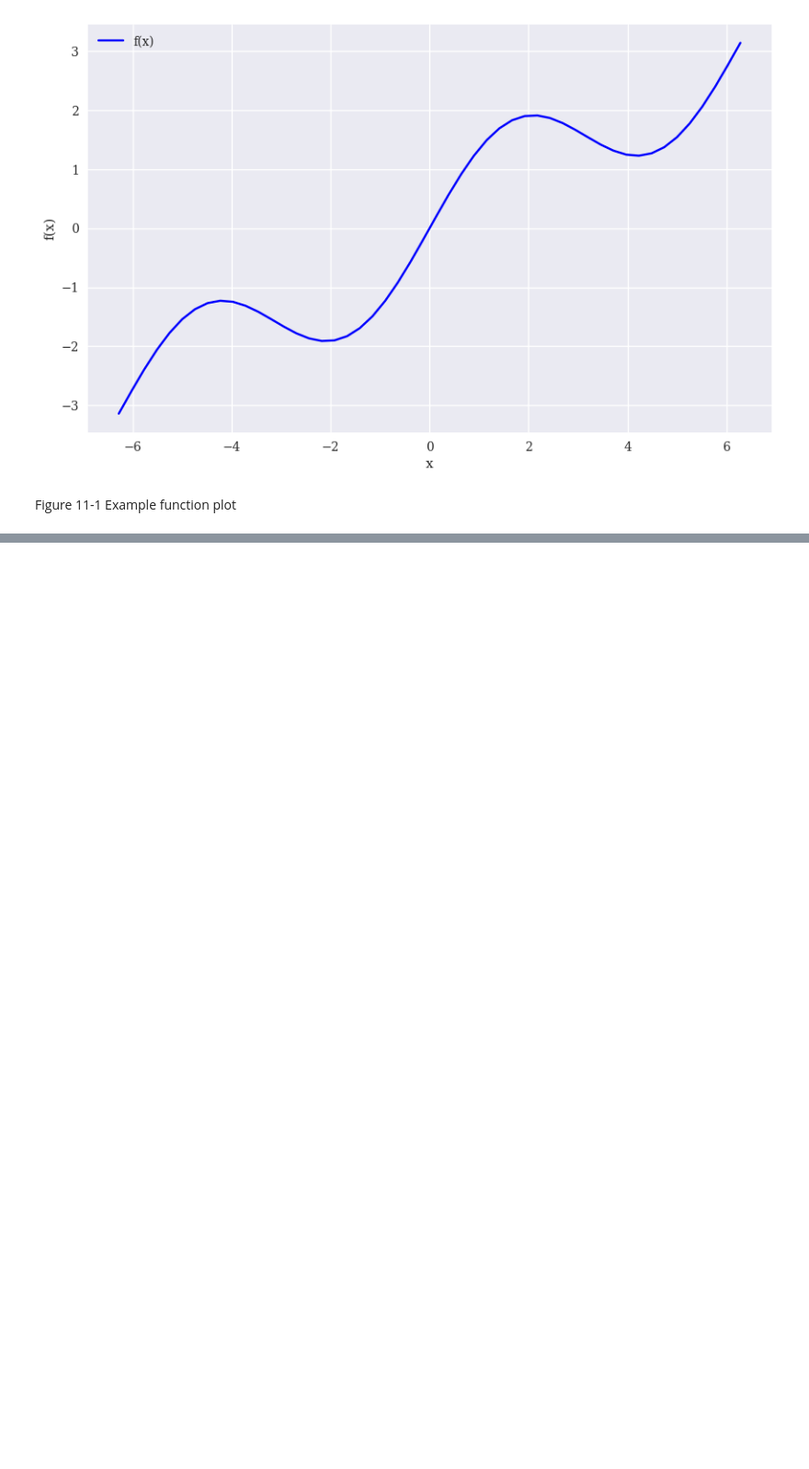
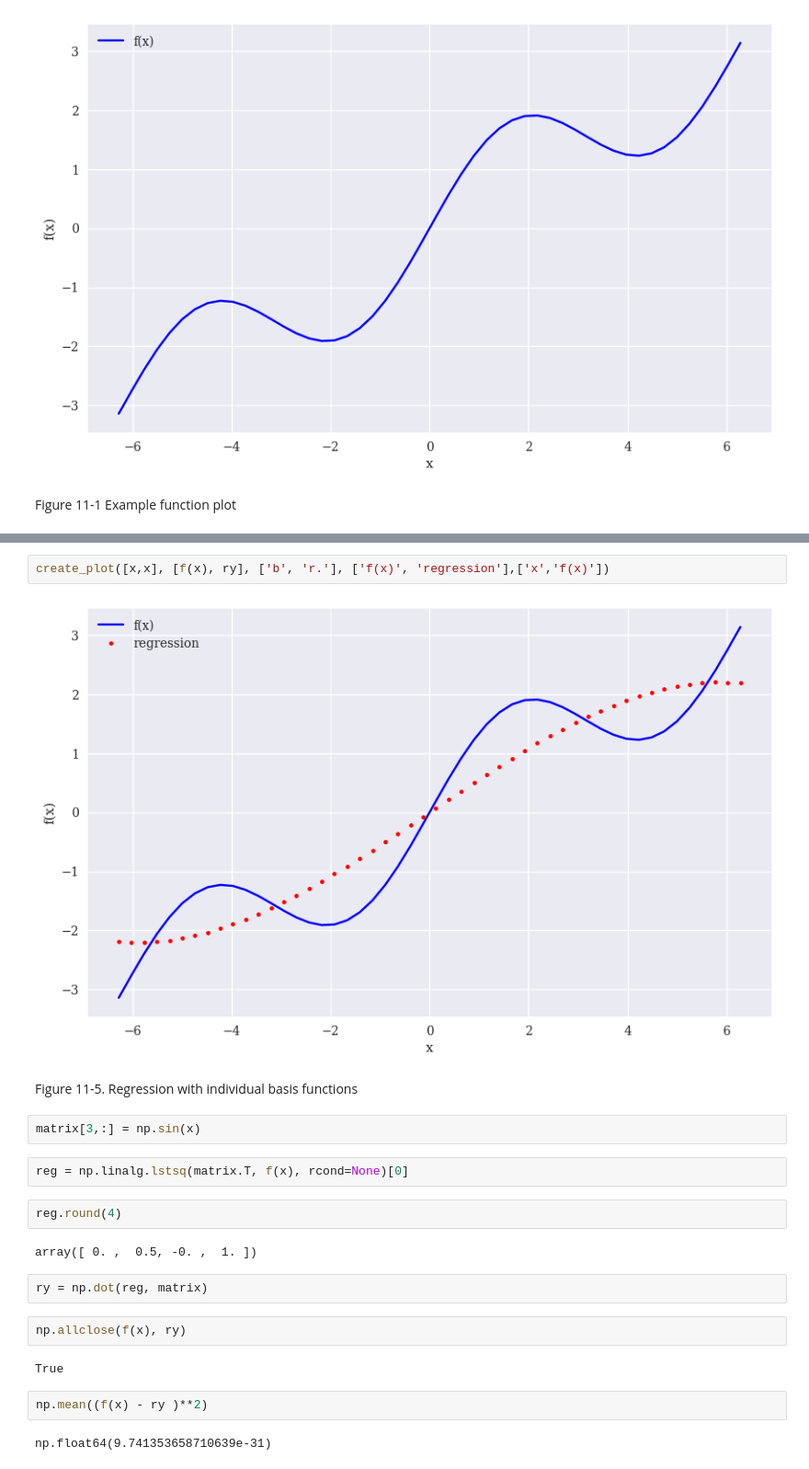
Before and after one commit to Youngsoo1024/Python_Finance, a Jupyter notebook: Chap11/ch11_test.ipynb, the cells around one changed output, grey strips where cells are left out. Shown at 92% size. Saved outputs shown, nothing was run; the diff lists cells and outputs as text; blank space fills up the shorter version.

```diff
--- a/Chap11/ch11_test.ipynb
+++ b/Chap11/ch11_test.ipynb
@@ -28,0 +87,24 @@ Figure 11-1 Example function plot
+# %%
+create_plot([x,x], [f(x), ry], ['b', 'r.'], ['f(x)', 'regression'],['x','f(x)'])
+# %% [output]
+[figure, added]
+# %% [markdown]
+Figure 11-5. Regression with individual basis functions
+# %%
+matrix[3,:] = np.sin(x)
+# %%
+reg = np.linalg.lstsq(matrix.T, f(x), rcond=None)[0]
+# %%
+reg.round(4)
+# %% [output]
+array([ 0. ,  0.5, -0. ,  1. ])
+# %%
+ry = np.dot(reg, matrix)
+# %%
+np.allclose(f(x), ry)
+# %% [output]
+True
+# %%
+np.mean((f(x) - ry )**2)
+# %% [output]
+np.float64(9.741353658710639e-31)
```
Also changed, not shown: parts of 60 cells of this notebook.
